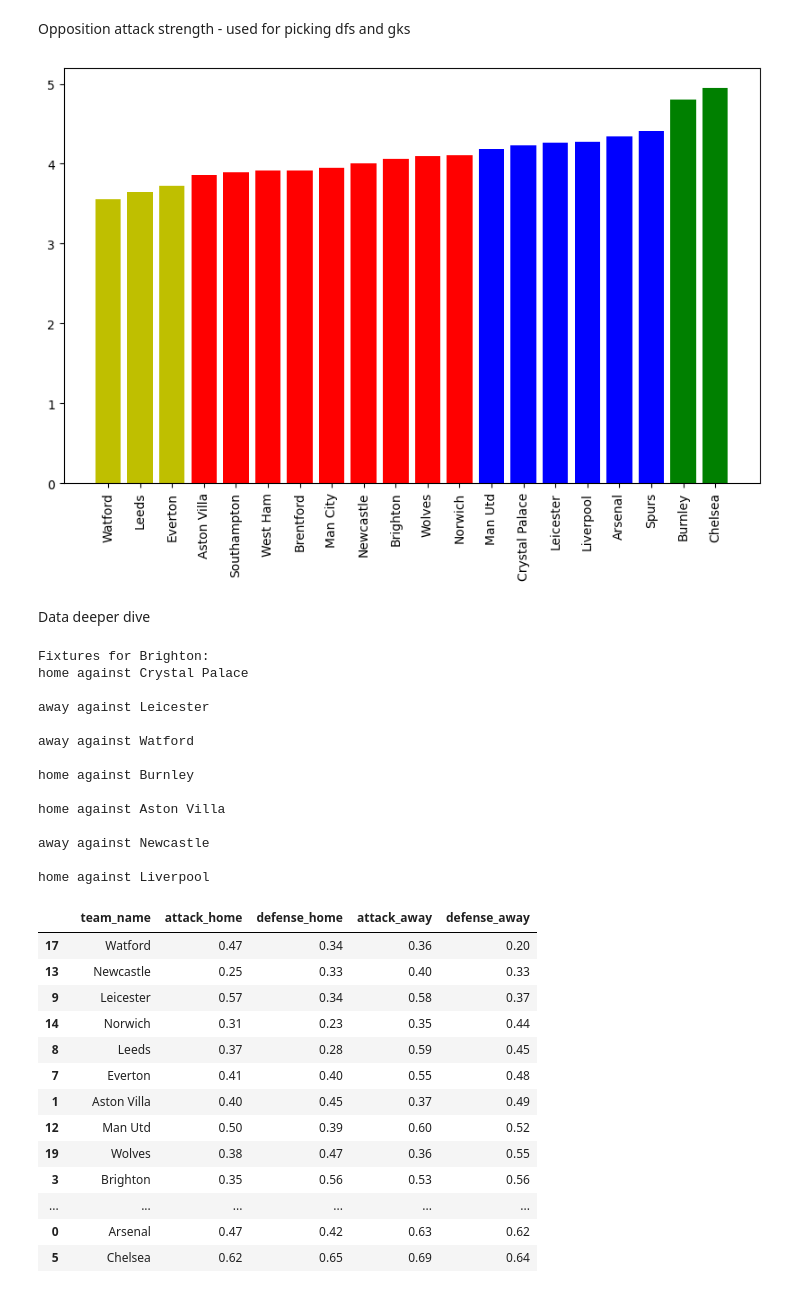
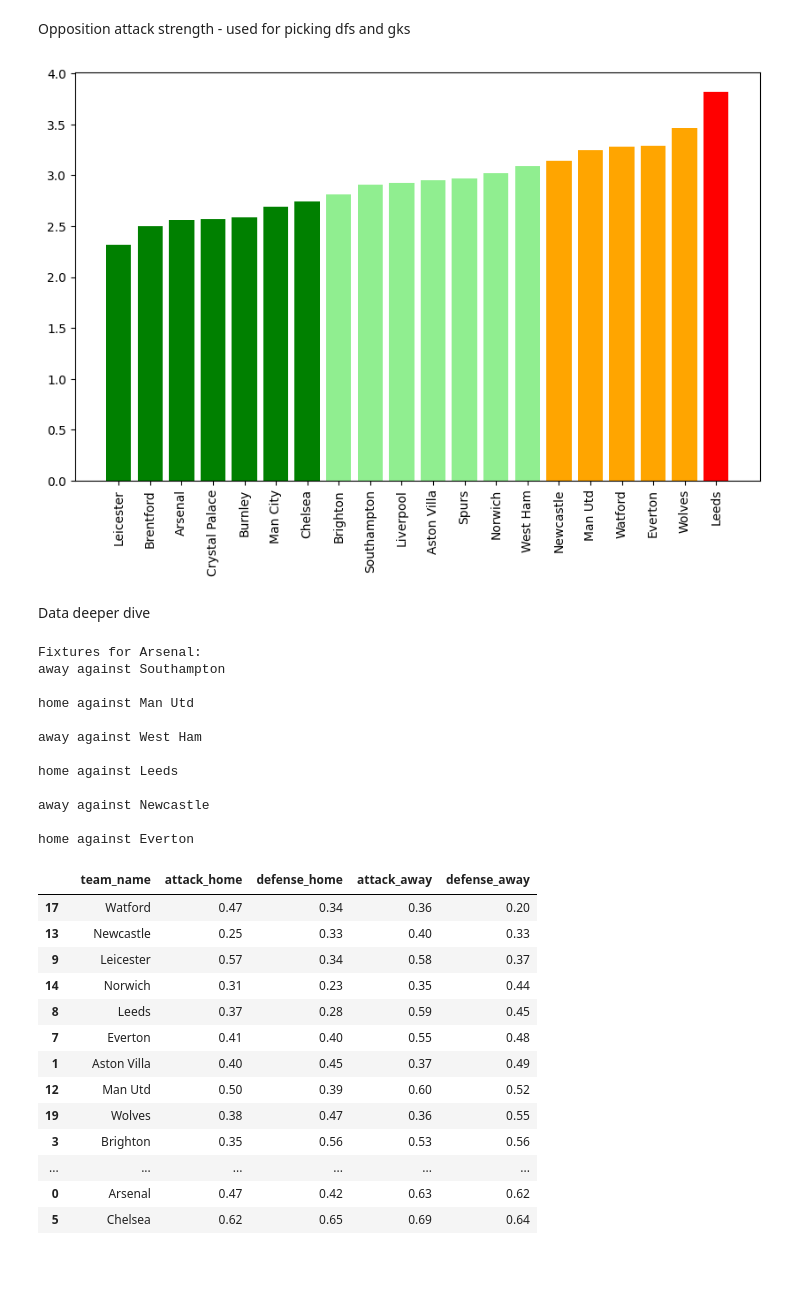
Before and after one commit to murchant/fatasypl, a Jupyter notebook: Fixture Difficulty.ipynb, the cells around one changed output. Saved outputs shown, nothing was run; the diff lists cells and outputs as text; code cells hidden in the pictures; blank space fills up the shorter version.

```diff
--- a/Fixture Difficulty.ipynb
+++ b/Fixture Difficulty.ipynb
@@ -190,35 +200,26 @@ plt.show()
 # %% [markdown]
 Opposition attack strength - used for picking dfs and gks
-# %%
-c = "opposition_aggregate_attack_strength"
-sorted_results = results.sort_values(c)
-reshaped_results = np.reshape(sorted_results[c].values, (-1, 1))
-k_means_results = KMeans(n_clusters=num_clusters).fit(reshaped_results)
-k_means_results = list(map(lambda r: colors[r], k_means_results.labels_))
-plt.bar(sorted_results.team_name, sorted_results[c], color=k_means_results)
-plt.xticks(rotation=90)
-plt.show()
-# %% [output]
-[figure, removed]
+# %%
+plot_results_as_bar_chart_with_clustering(results, "opposition_aggregate_attack_strength")
+# %% [output]
+[figure, added]
 # %% [markdown]
 Data deeper dive
 # %%
-inspect_fixtures_for_team(4, gw_fixtures, club_metadata)
+inspect_fixtures_for_team(1, gw_fixtures, club_metadata)
 # %% [output]
-Fixtures for Brighton:
-home against Crystal Palace
+Fixtures for Arsenal:
+away against Southampton
 
-away against Leicester
+home against Man Utd
 
-away against Watford
+away against West Ham
 
-home against Burnley
-
-home against Aston Villa
+home against Leeds
 
 away against Newcastle
 
-home against Liverpool
+home against Everton
 # %%
 team_strength_to_df(fetch_xg_based_team_strength(), club_metadata).sort_values("defense_away")
 # %% [output]
```
Also changed, not shown: parts of 12 cells of this notebook.
